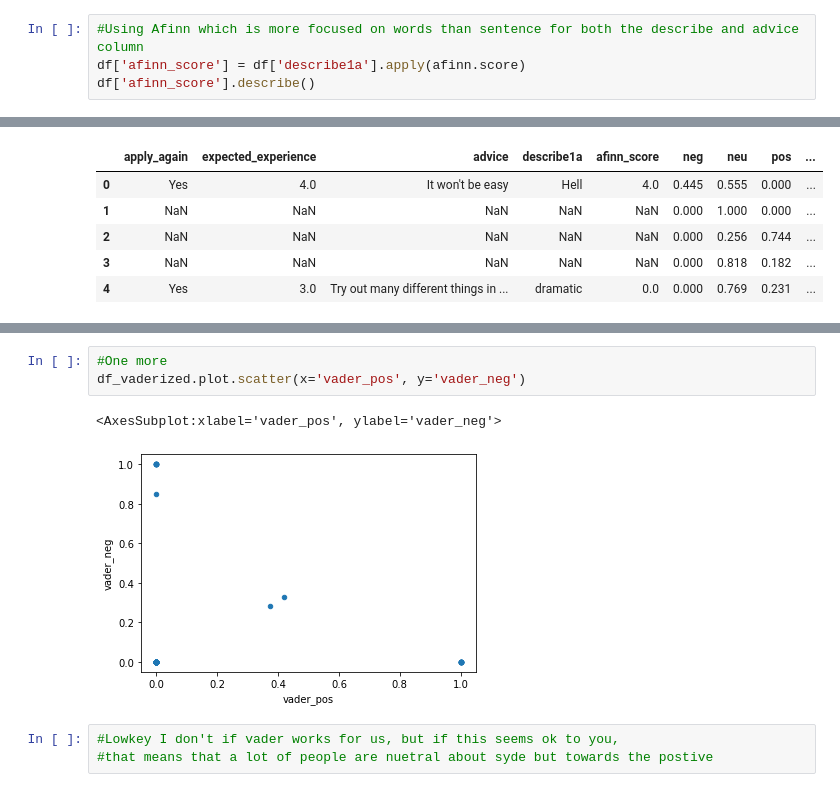
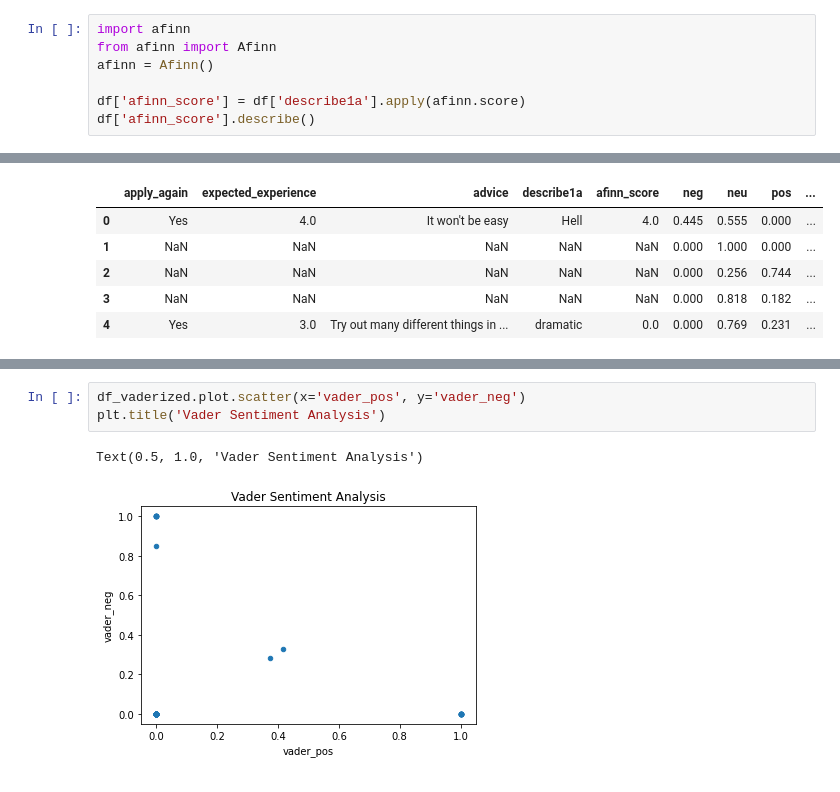
Before and after one commit to SYDE-26/1A-Class-Profile-ML, a Jupyter notebook: sentiment analysis.ipynb, the cells around one changed output, grey strips where cells are left out. Saved outputs shown, nothing was run; the diff lists cells and outputs as text.

Commit message:
updated code, comments, and graphs

```diff
--- a/sentiment analysis.ipynb
+++ b/sentiment analysis.ipynb
@@ -171,5 +190,8 @@ helldramatichecticchaoticanordeal.ok.marathonnewchaoticandlonelyadventurousfamil
 # %%
-#Using Afinn which is more focused on words than sentence for both the describe and advice column
+import afinn
+from afinn import Afinn
+afinn = Afinn()
+
 df['afinn_score'] = df['describe1a'].apply(afinn.score)
 df['afinn_score'].describe()
 # %% [output]
@@ -328,9 +320,6 @@ df_vaderized['vader_compound'].plot(kind='hist')
 # %%
-#One more
 df_vaderized.plot.scatter(x='vader_pos', y='vader_neg')
+plt.title('Vader Sentiment Analysis')
 # %% [output]
-<AxesSubplot:xlabel='vader_pos', ylabel='vader_neg'>
+Text(0.5, 1.0, 'Vader Sentiment Analysis')
-[figure, old version]
+[figure, new version]
-# %%
-#Lowkey I don't if vader works for us, but if this seems ok to you,
-#that means that a lot of people are nuetral about syde but towards the postive
```
Also changed, not shown: parts of 37 cells of this notebook.
